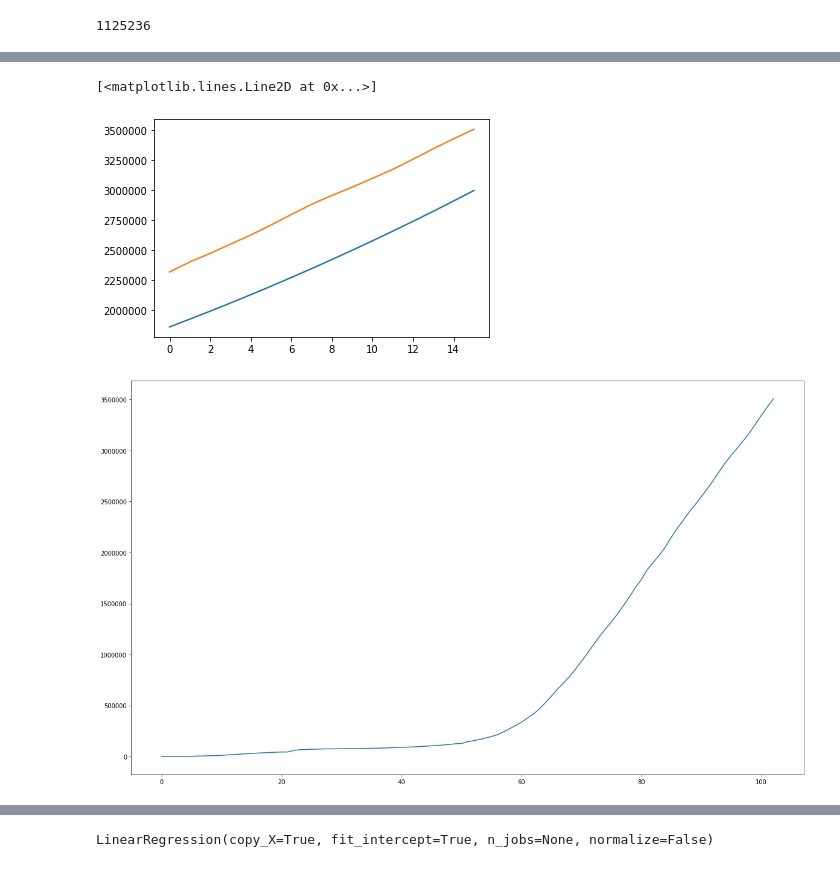
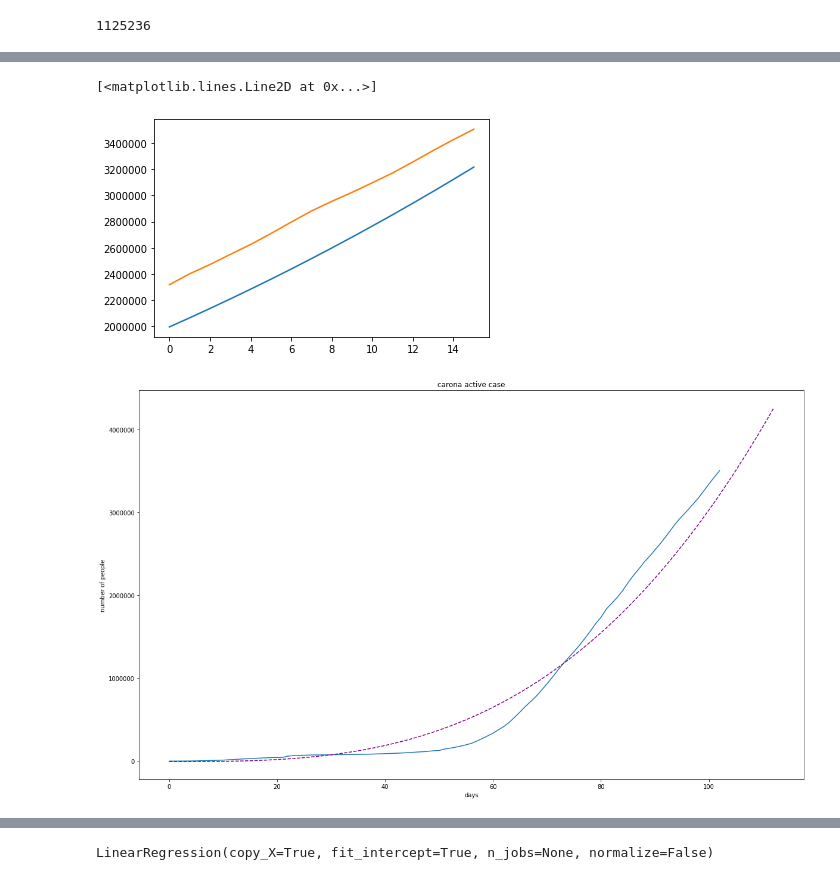
Before and after one commit to samiksha-patil/Carona-virus-prediction, a Jupyter notebook: carona.ipynb, the cells around one changed output, grey strips where cells are left out. Saved outputs shown, nothing was run; the diff lists cells and outputs as text; code cells hidden in the pictures.

```diff
--- a/carona.ipynb
+++ b/carona.ipynb
@@ -232,6 +92,6 @@ array([[    555],
 # %%
 from sklearn.model_selection import train_test_split
-X_train_confirmed,X_test_confirmed,y_train_confirmed,y_test_confirmed= train_test_split(days_since_1_22,world_cases, test_size= 0.15,  random_state = 0)
+X_train_confirmed,X_test_confirmed,y_train_confirmed,y_test_confirmed= train_test_split(days_since_1_22,world_cases, test_size= 0.15, shuffle= False)
 # %%
 from sklearn.svm import SVR
 from sklearn.model_selection import RandomizedSearchCV
@@ -301,10 +141,14 @@ plt.plot(svm_test_pred)
 plt.plot(y_test_confirmed)
 # %% [output]
 [<matplotlib.lines.Line2D at 0x...>]
-[figure, old version]
+[figure, new version]
 # %%
 plt.figure(figsize=(20,12))
+plt.title('carona active case')
+plt.xlabel('days')
+plt.ylabel('number of people')
 plt.plot(world_cases)
+plt.plot(future_forecast,svm_pred,linestyle = 'dashed', color='purple')
 plt.show()
 # %% [output]
-[figure, old version]
+[figure, new version]
```
Also changed, not shown: parts of 27 cells of this notebook.
